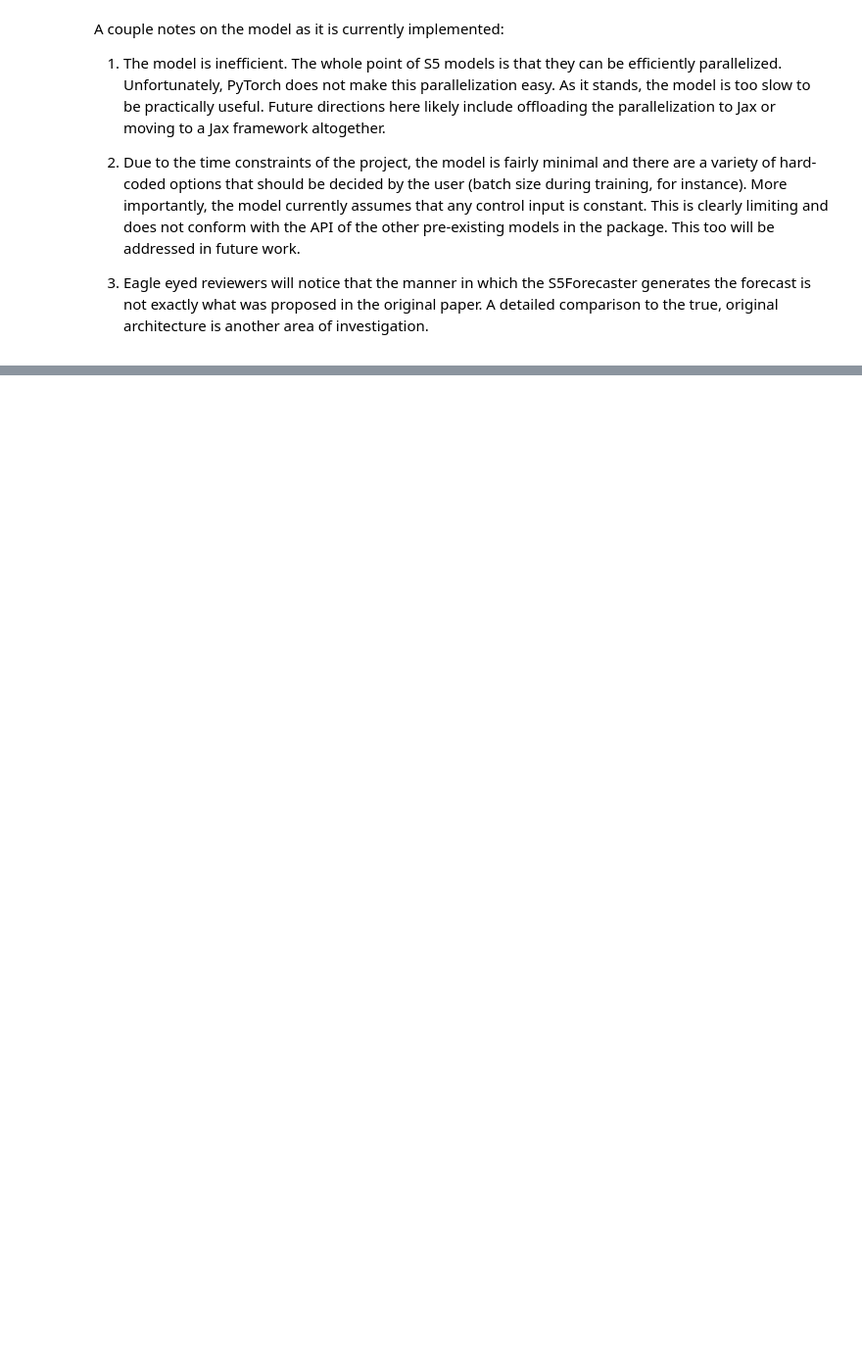
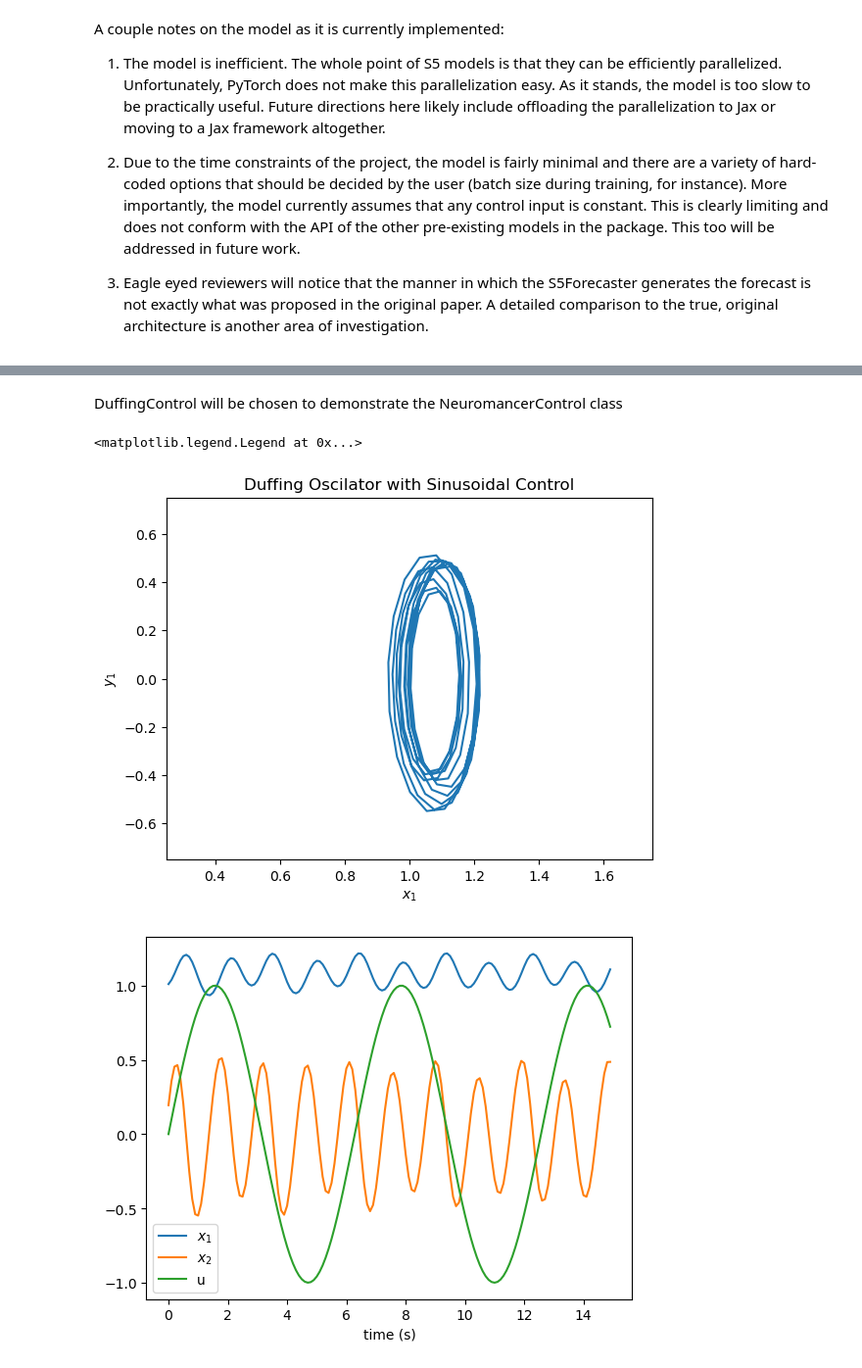
Before and after one commit to Jan-Williams/RNNmpc, a Jupyter notebook: scripts/ExampleNotebooks/projectdemo.ipynb, the cells around one changed output, grey strips where cells are left out. Shown at 98% size. Drawn from its saved outputs; the diff is of its cells as text; code cells hidden in the pictures; blank space fills up the shorter version.

```diff
--- a/scripts/ExampleNotebooks/projectdemo.ipynb
+++ b/scripts/ExampleNotebooks/projectdemo.ipynb
@@ -71,0 +125,47 @@ A couple notes on the model as it is currently implemented:
+# %% [markdown]
+DuffingControl will be chosen to demonstrate the NeuromancerControl class
+# %%
+import numpy as np
+import torch
+import matplotlib.pyplot as plt
+from RNNmpc.Simulators.neuromancercontrol import NeuromancerControl
+import neuromancer.psl.nonautonomous as nonautonomous
+
+#instantiate simulator with duffing control and discretization of 0.1
+sim = NeuromancerControl(nonautonomous.DuffingControl(), control_disc = 0.1)
+
+#initial conditions
+x0 = sim.default_x0
+
+#Time controls
+Tfinal = 15
+dt = 0.1
+tvec = np.arange(0,Tfinal,dt)
+
+#control input for simulation
+u = [np.sin(t) for t in tvec]
+u = torch.tensor(u, dtype = torch.float64)
+u = u.resize(1,len(tvec)) #needs to be a row vector, in general would be size (nu,len(tvec))
+
+#simulate
+y = sim.simulate(u,x0)
+
+#plot
+plt.figure()
+plt.title('Duffing Oscilator with Sinusoidal Control')
+plt.plot(y[0,:],y[1,:])
+plt.xlim(0.25,1.75)
+plt.ylim(-0.75,0.75)
+plt.xlabel(r'$x_1$')
+plt.ylabel(r'$y_1$')
+
+plt.figure()
+plt.plot(tvec,y[0,:], label = r'$x_1$')
+plt.plot(tvec,y[1,:], label = r'$x_2$')
+plt.plot(tvec,u[0,:], label = 'u')
+plt.xlabel('time (s)')
+plt.legend()
+# %% [output]
+<matplotlib.legend.Legend at 0x...>
+[figure, added]
+[figure, added]
```
Also changed, not shown: parts of 5 cells of this notebook.
